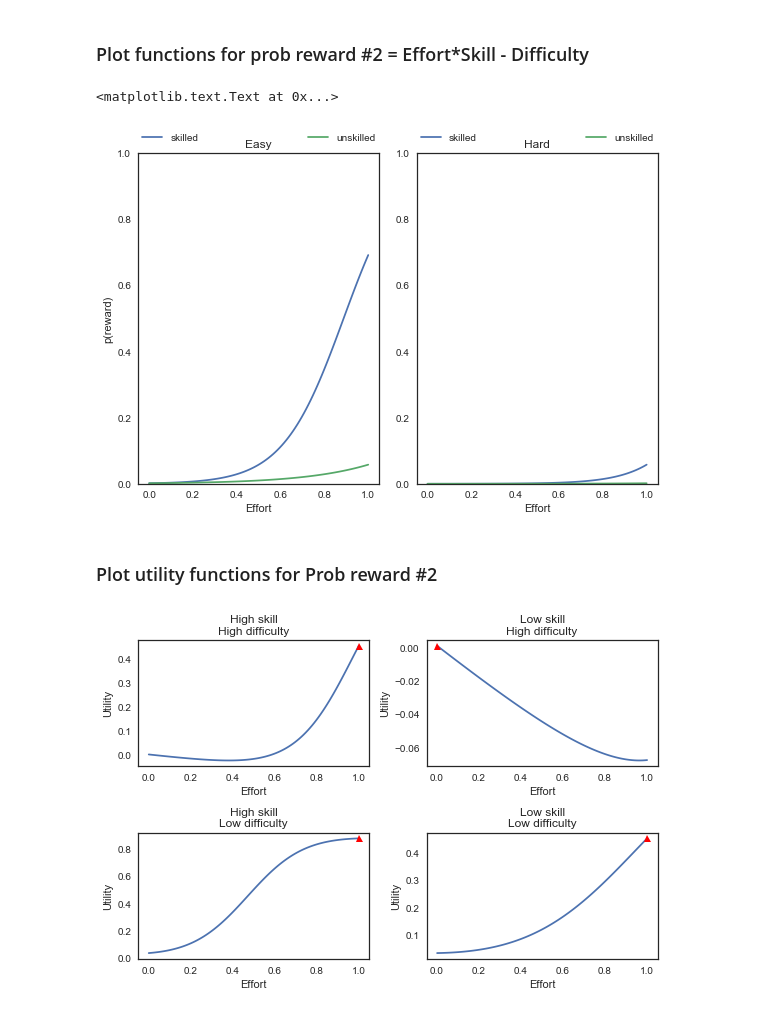
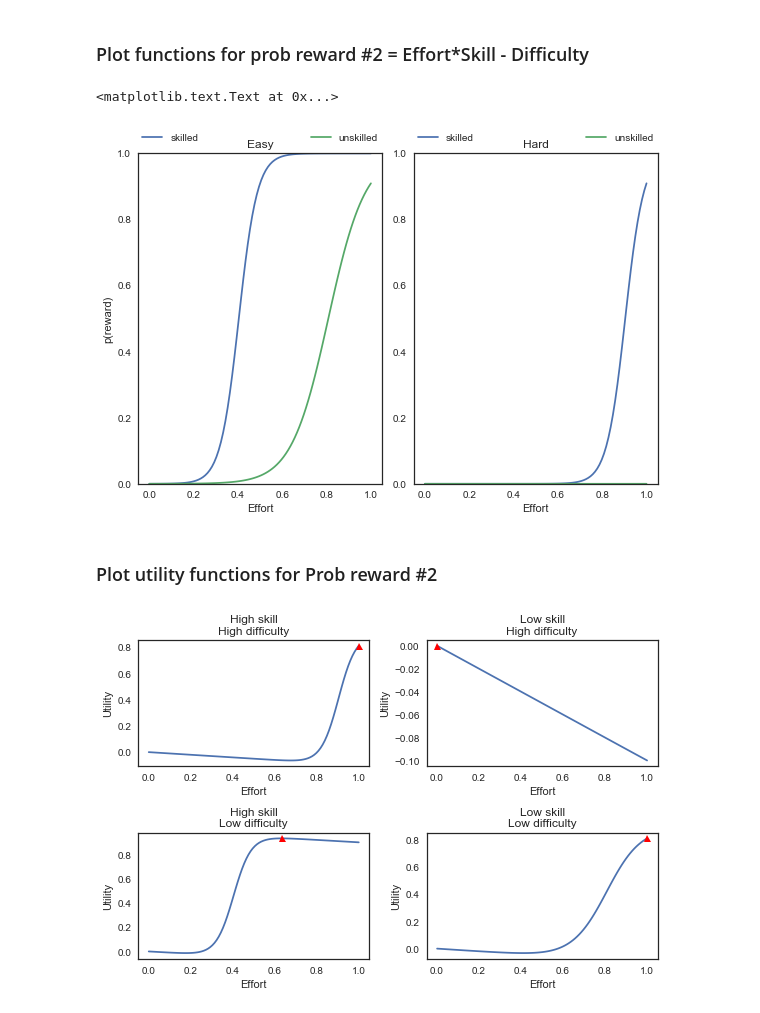
Before and after one commit to jlnrd/Effort, a Jupyter notebook: Inferring_Comp_Exp1.ipynb, the cells around one changed output. Saved outputs shown, nothing was run; the diff lists cells and outputs as text; code cells hidden in the pictures.

Commit message:
worked on second reward func:

```diff
--- a/Inferring_Comp_Exp1.ipynb
+++ b/Inferring_Comp_Exp1.ipynb
@@ -317,6 +318,15 @@ def prob_reward2(e,diff,skill, A, B):
 # %% [markdown]
 ### Plot functions for prob reward #2 = Effort*Skill - Difficulty
 # %%
+REWARD = 1
+COST = .1
+skilled = .8
+unskilled = .4
+hard = .7
+easy = .3
+A = 2
+B = 30
+
 es=np.linspace(0,1,100)
 p0 = [prob_reward2(e,easy,unskilled, A, B) for e in es]
 p1 = [prob_reward2(e,easy,skilled,A, B) for e in es]
@@ -341,12 +351,12 @@ plt.legend(bbox_to_anchor=(0., 1.02, 1., .102), loc=3,
 plt.xlabel('Effort') ;  plt.title('Hard')
 # %% [output]
 <matplotlib.text.Text at 0x...>
-[figure, old version]
+[figure, new version]
 # %% [markdown]
 ### Plot utility functions for Prob reward #2
 # %%
 A = 2
-B = 9
+B = 30
 
 def get_effort2(reward, cost, diff, skill):
     Us=list()
@@ -365,34 +375,34 @@ plt.ylabel('Utility')
 plt.title('High skill\nHigh difficulty')
 plt.tight_layout()
 
 plt.subplot(2,2,2)
 effort,Us,es=get_effort2(REWARD,COST,hard,unskilled)
 plt.plot(es,Us)
 plt.plot(effort,max(Us),'r^')
 plt.xlabel('Effort')
 plt.ylabel('Utility')
 plt.title('Low skill\nHigh difficulty')
 plt.tight_layout()
 
 plt.subplot(2,2,3)
 effort,Us,es=get_effort2(REWARD,COST,easy,skilled)
 plt.plot(es,Us)
 plt.plot(effort,max(Us),'r^')
 plt.xlabel('Effort')
 plt.ylabel('Utility')
 plt.title('High skill\nLow difficulty')
 plt.tight_layout()
 
 plt.subplot(2,2,4)
 effort,Us,es=get_effort2(REWARD,COST,easy,unskilled)
 plt.plot(es,Us)
 plt.plot(effort,max(Us),'r^')
 plt.xlabel('Effort')
 plt.ylabel('Utility')
 plt.title('Low skill\nLow difficulty')
 plt.tight_layout()
 # %% [output]
-[figure, old version]
+[figure, new version]
 # %%
 def get_effort_multidim_it(cost, diff, skill, A, B,prob_reward, reward=1):
     """Function that returns optimal effort given different skills and difficulties.
```
Also changed, not shown: parts of 4 cells of this notebook.
